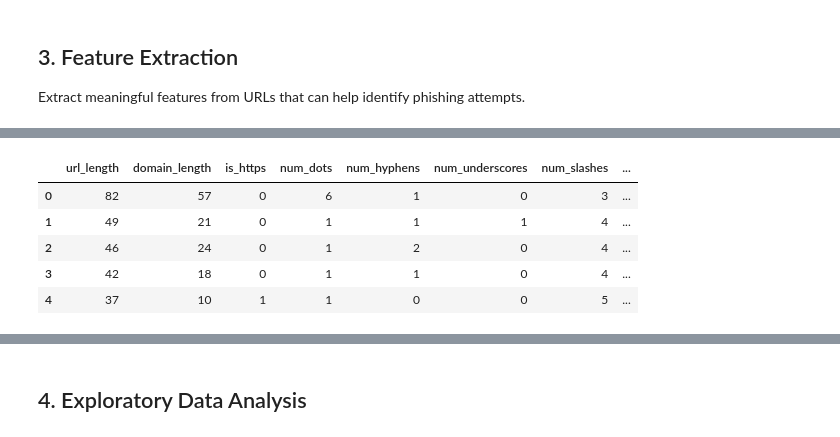
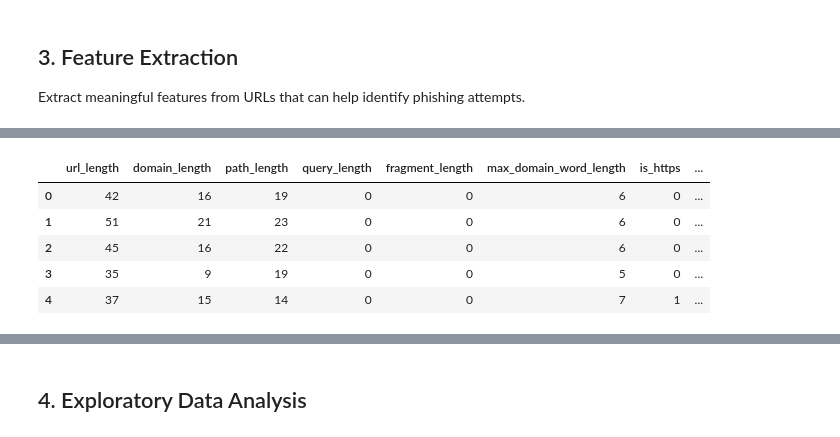
Before and after one commit to Darkartemis810/url-phishiing-detection, a Jupyter notebook: random_forest_url_phishing.ipynb, the cells around one changed output, grey strips where cells are left out. Saved outputs shown, nothing was run; the diff lists cells and outputs as text; code cells hidden in the pictures.

```diff
--- a/random_forest_url_phishing.ipynb
+++ b/random_forest_url_phishing.ipynb
@@ -237,13 +146,18 @@ First few rows:
 
 Extract meaningful features from URLs that can help identify phishing attempts.
 # %%
-# Precompiled constants for efficient feature extraction
+# 27-Feature Extraction Engine
 import math
+import re
 from collections import Counter
+from urllib.parse import urlparse
+import tldextract
+import pandas as pd
 
+# Precompiled regex patterns and threat lists
 IP_PATTERN = re.compile(r'\d{1,3}\.\d{1,3}\.\d{1,3}\.\d{1,3}')
-SUSPICIOUS_TLDS = {'tk', 'ml', 'ga', 'cf', 'gq', 'xyz', 'top'}
-SUSPICIOUS_WORDS = ['verify', 'account', 'secure', 'update', 'login', 'banking', 'confirm']
+SUSPICIOUS_TLDS = {'tk', 'ml', 'ga', 'cf', 'gq', 'xyz', 'top', 'work', 'loan', 'club'}
+SUSPICIOUS_WORDS = ['verify', 'account', 'secure', 'update', 'login', 'banking', 'confirm', 'password', 'pay']
 SHORTENERS = {'bit.ly', 'tinyurl.com', 't.co', 'goo.gl', 'ow.ly', 'is.gd', 'buff.ly', 'adf.ly', 'bitly.com'}
 TARGET_BRANDS = [
     'google', 'paypal', 'microsoft', 'apple', 'amazon',
@@ -252,6 +166,7 @@ TARGET_BRANDS = [
 ]
 
 def levenshtein(s1, s2):
+    """Compute edit distance between two strings s1 and s2"""
     if len(s1) < len(s2):
         return levenshtein(s2, s1)
     if len(s2) == 0:
@@ -268,6 +183,7 @@ def levenshtein(s1, s2):
     return prev[-1]
 
 def check_brand_spoof(domain):
+    """Detect brand typosquatting (e.g., g00gle.com, paypa1.com) using Levenshtein distance"""
     tokens = re.split(r'[-._]', domain.lower())
     for token in tokens:
         if len(token) < 4:
@@ -279,6 +195,7 @@ def check_brand_spoof(domain):
     return 0
 
 def calc_entropy(text):
+    """Calculate Shannon Entropy of a string to detect randomized DGA domains"""
     if not text:
         return 0.0
     counts = Counter(text)
@@ -286,20 +203,27 @@ def calc_entropy(text):
     return -sum((c / length) * math.log2(c / length) for c in counts.values())
 
 def extract_features(url):
-    """Extract 27 features from a URL"""
+    """Extract all 27 lexical and statistical security features from a URL"""
     features = {}
 
-    # Parse URL
     parsed = urlparse(url)
     ext = tldextract.extract(url)
 
-    # 1. URL Length
+    # --- Category 1: Lexical Lengths ---
     features['url_length'] = len(url)
-    # 2. Domain Length
     features['domain_length'] = len(parsed.netloc)
-    # 3. Protocol
+    features['path_length'] = len(parsed.path)
+    features['query_length'] = len(parsed.query)
+    features['fragment_length'] = len(parsed.fragment)
+    domain_words = re.split(r'[.-]', parsed.netloc)
+    features['max_domain_word_length'] = max([len(w) for w in domain_words]) if domain_words else 0
+
+    # --- Category 2: Protocol & Network ---
     features['is_https'] = 1 if parsed.scheme == 'https' else 0
-    # 4. Special character counts
+    features['has_ip'] = 1 if IP_PATTERN.search(url) else 0
+    features['has_port'] = 1 if parsed.port else 0
+
+    # --- Category 3: Special Character Counts ---
     features['num_dots'] = url.count('.')
     features['num_hyphens'] = url.count('-')
     features['num_underscores'] = url.count('_')
@@ -308,57 +232,35 @@ def extract_features(url):
     features['num_equal'] = url.count('=')
     features['num_at'] = url.count('@')
     features['num_ampersand'] = url.count('&')
-    # 5. Digit count
     features['num_digits'] = sum(c.isdigit() for c in url)
-    # 6. IP address presence
-    features['has_ip'] = 1 if IP_PATTERN.search(url) else 0
-    # 7. Port presence
-    features['has_port'] = 1 if parsed.port else 0
-    # 8. Subdomain count
-    features['num_subdomains'] = len(ext.subdomain.split('.')) if ext.subdomain else 0
-    # 9. Path length
-    features['path_length'] = len(parsed.path)
-    # 10. Query length
-    features['query_length'] = len(parsed.query)
-    # 11. Fragment length
-    features['fragment_length'] = len(parsed.fragment)
-    # 12. Suspicious TLDs
-    features['has_suspicious_tld'] = 1 if ext.suffix in SUSPICIOUS_TLDS else 0
-    # 13. Double slash in path
-    features['double_slash_in_path'] = 1 if '//' in parsed.path else 0
-    # 14. Suspicious words
-    features['has_suspicious_word'] = 1 if any(word in url.lower() for word in SUSPICIOUS_WORDS) else 0
-    # 15. Length of longest word in domain
-    domain_words = re.split(r'[.-]', parsed.netloc)
-    features['max_domain_word_length'] = max([len(w) for w in domain_words]) if domain_words else 0
-    # 16. Ratio of digits to characters
     features['digit_ratio'] = features['num_digits'] / len(url) if len(url) > 0 else 0
 
-    # === Advanced Features ===
-    # 17. Shortener
+    # --- Category 4: Structure & Keywords ---
+    features['num_subdomains'] = len(ext.subdomain.split('.')) if ext.subdomain else 0
+    features['has_suspicious_tld'] = 1 if ext.suffix in SUSPICIOUS_TLDS else 0
+    features['double_slash_in_path'] = 1 if '//' in parsed.path else 0
+    features['has_suspicious_word'] = 1 if any(word in url.lower() for word in SUSPICIOUS_WORDS) else 0
+
+    # --- Category 5: Advanced Threat Intelligence ---
     domain_only = parsed.netloc.lower().split(':')[0]
     features['is_shortened'] = 1 if domain_only in SHORTENERS else 0
-    # 18. Domain Shannon Entropy
     features['domain_entropy'] = calc_entropy(parsed.netloc)
-    # 19. Punycode
     features['has_punycode'] = 1 if 'xn--' in url.lower() or any(ord(c) > 127 for c in url) else 0
-    # 20. Brand Typosquatting
     features['has_brand_spoof'] = check_brand_spoof(parsed.netloc)
 
     return features
 
-# Extract features for all URLs
-print("Extracting 27 features from URLs...")
+# Extract features across all 1,000 URLs
+print("🔍 Extracting 27 security features for all samples...")
 feature_list = [extract_features(url) for url in df['url']]
 features_df = pd.DataFrame(feature_list)
 
-# Combine with labels and save
+# Combine features with target label and export to CSV
 data = pd.concat([features_df, df['label']], axis=1)
 data.to_csv('phishing_features_dataset.csv', index=False)
 
-print(f"\nFeatures extracted: {features_df.shape[1]} (saved to phishing_features_dataset.csv)")
-print(f"\nFeature columns:")
-print(list(features_df.columns))
-print(f"\nDataset shape: {data.shape}")
+print(f"✅ Extracted {features_df.shape[1]} features across {len(features_df)} rows")
+print(f"✅ Saved full numerical dataset to: phishing_features_dataset.csv")
+print(f"\nFeature list (27 total):\n{list(features_df.columns)}")
 data.head()
 # %% [output]
@@ -373,6 +273,6 @@ Dataset shape: (1000, 24)
-|  | url_length | domain_length | is_https | num_dots | num_hyphens | num_underscores | num_slashes | ... |
-| 0 | 82 | 57 | 0 | 6 | 1 | 0 | 3 | ... |
-| 1 | 49 | 21 | 0 | 1 | 1 | 1 | 4 | ... |
-| 2 | 46 | 24 | 0 | 1 | 2 | 0 | 4 | ... |
-| 3 | 42 | 18 | 0 | 1 | 1 | 0 | 4 | ... |
-| 4 | 37 | 10 | 1 | 1 | 0 | 0 | 5 | ... |
+|  | url_length | domain_length | path_length | query_length | fragment_length | max_domain_word_length | is_https | ... |
+| 0 | 42 | 16 | 19 | 0 | 0 | 6 | 0 | ... |
+| 1 | 51 | 21 | 23 | 0 | 0 | 6 | 0 | ... |
+| 2 | 45 | 16 | 22 | 0 | 0 | 6 | 0 | ... |
+| 3 | 35 | 9 | 19 | 0 | 0 | 5 | 0 | ... |
+| 4 | 37 | 15 | 14 | 0 | 0 | 7 | 1 | ... |
```
Also changed, not shown: parts of 10 cells of this notebook, 3 other files.
